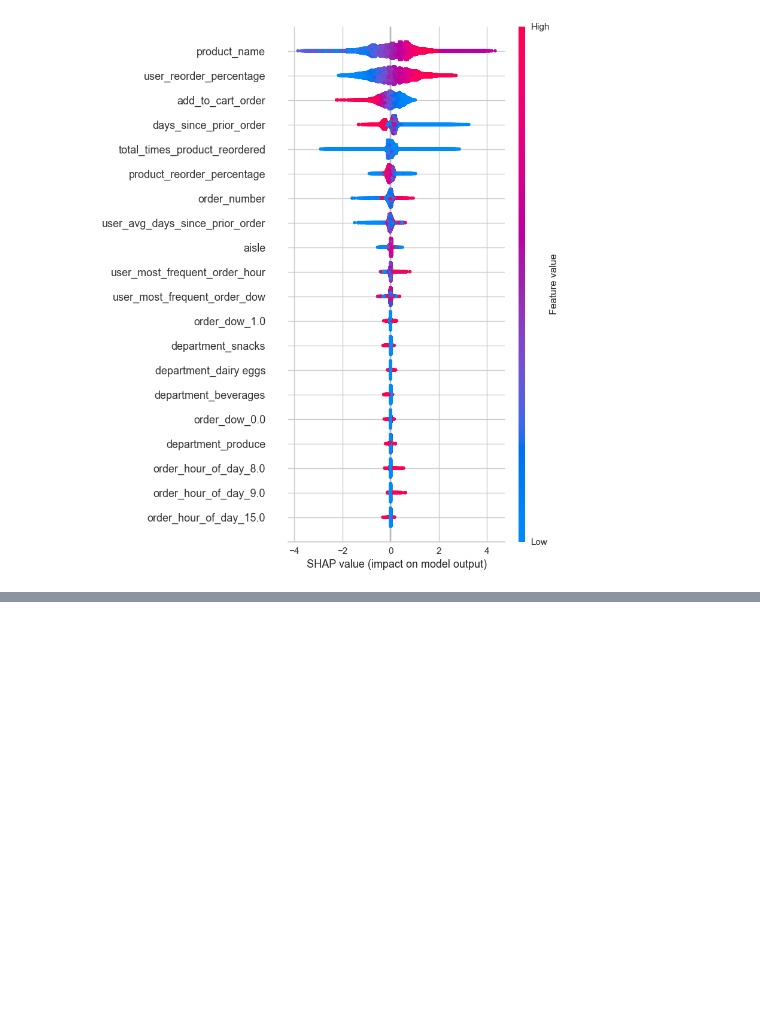
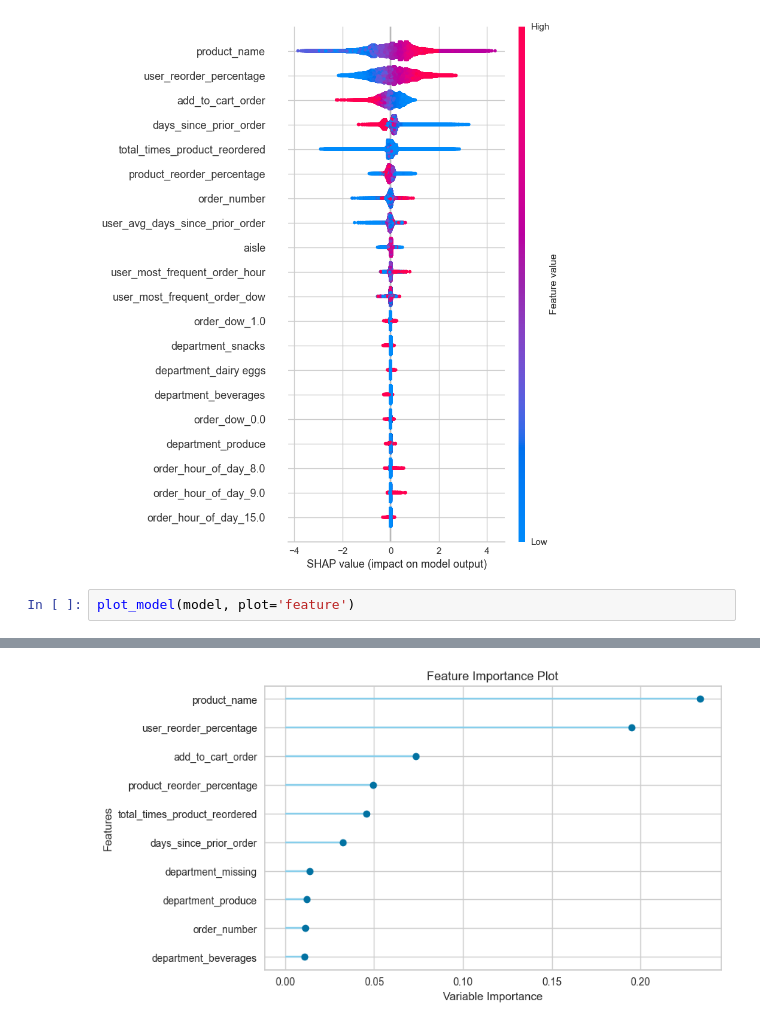
Before and after one commit to prathamskk/instacart-customer-purchase-prediction, a Jupyter notebook: 06_feature_model.ipynb, the cells around one changed output, grey strips where cells are left out. Drawn from its saved outputs; the diff is of its cells as text; blank space fills up the shorter version.

```diff
--- a/06_feature_model.ipynb
+++ b/06_feature_model.ipynb
@@ -121,3 +121,6 @@ plot_model(model)
 interpret_model(model)
 # %% [output]
 [figure]
+# %%
+plot_model(model, plot='feature')
+# %% [output]
@@ -123,0 +128 @@ interpret_model(model)
+[figure, added]
```
Also changed, not shown: parts of 5 cells of this notebook, 2 other files.
